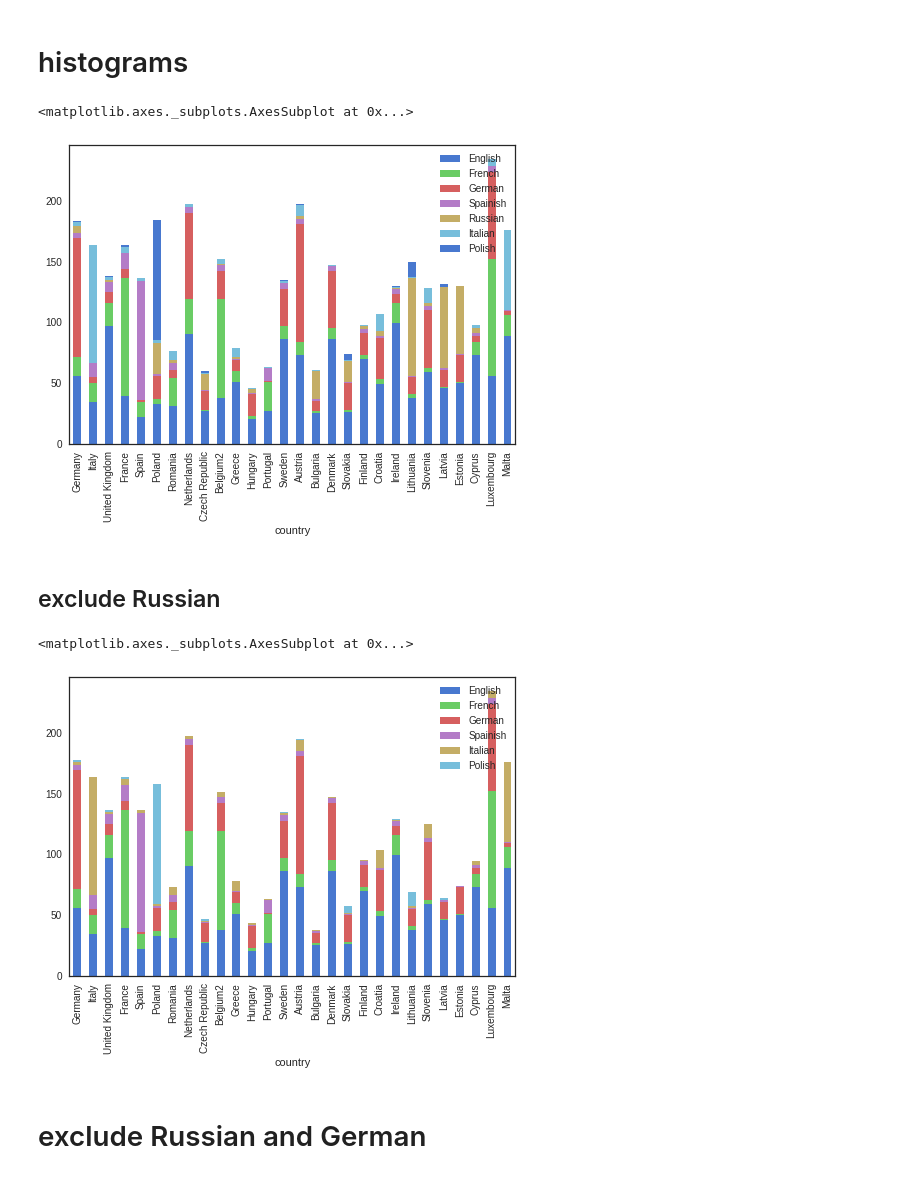
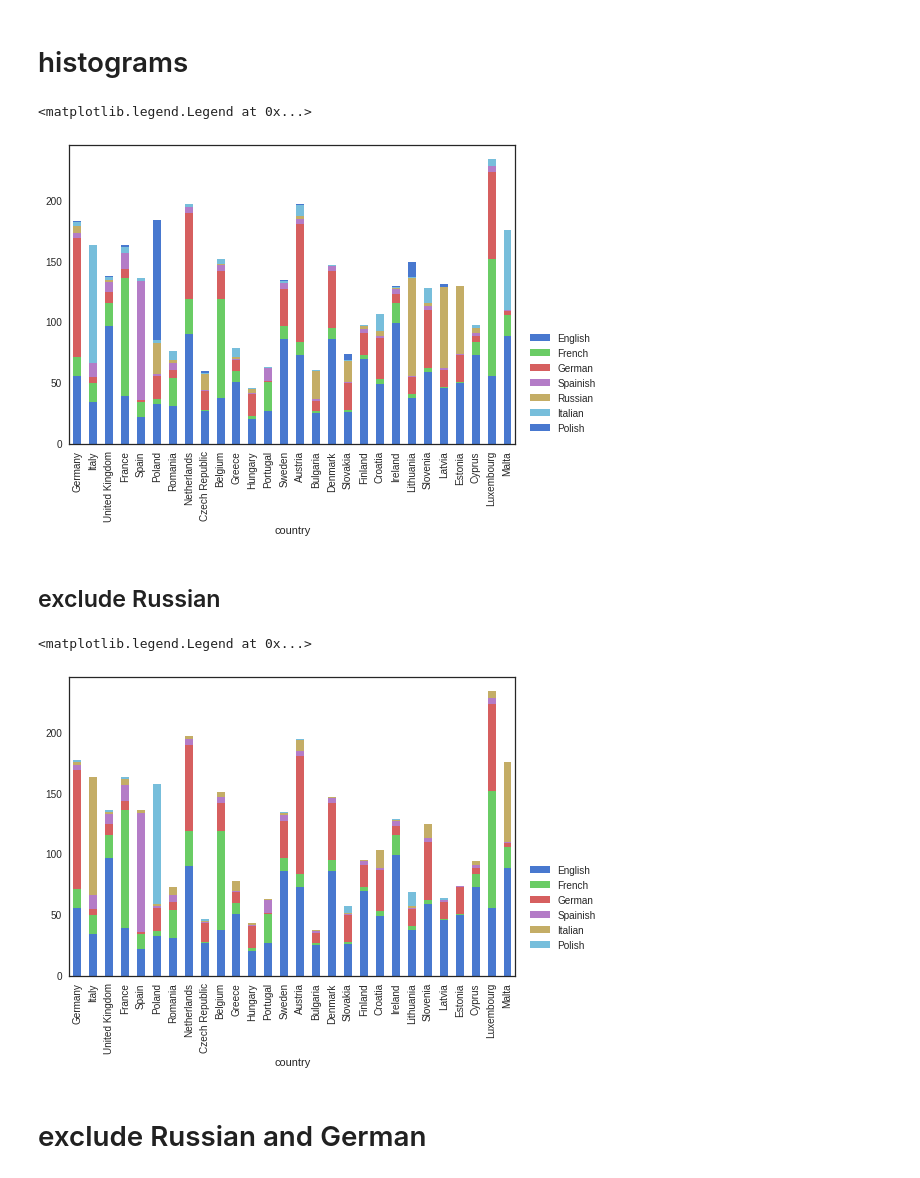
Before and after one commit to wdbm/languages, a Jupyter notebook: data.ipynb, the cells around one changed output. Saved outputs shown, nothing was run; the diff lists cells and outputs as text; code cells hidden in the pictures.

```diff
--- a/data.ipynb
+++ b/data.ipynb
@@ -119,20 +121,20 @@ missingno.dendrogram(data)
 # %%
 data = pd.read_csv("data.csv", delimiter = ",")
 
 sns.set(color_codes = True)
 sns.set(style = "white", palette = "muted")
 
-data.drop("population", axis = 1).plot("country", kind = "bar", stacked = True)
+data.drop("population", axis = 1).plot("country", kind = "bar", stacked = True).legend(bbox_to_anchor = (1.2, 0.4))
 # %% [output]
-<matplotlib.axes._subplots.AxesSubplot at 0x...>
+<matplotlib.legend.Legend at 0x...>
-[figure, old version]
+[figure, new version]
 # %% [markdown]
 ## exclude Russian
 # %%
-data.drop(["population", "Russian"], axis = 1).plot("country", kind = "bar", stacked = True)
+data.drop(["population", "Russian"], axis = 1).plot("country", kind = "bar", stacked = True).legend(bbox_to_anchor = (1.2, 0.4))
 # %% [output]
-<matplotlib.axes._subplots.AxesSubplot at 0x...>
+<matplotlib.legend.Legend at 0x...>
-[figure, old version]
+[figure, new version]
 # %% [markdown]
 # exclude Russian and German
 # %%
```
Also changed, not shown: parts of 5 cells of this notebook, 1 other file.
